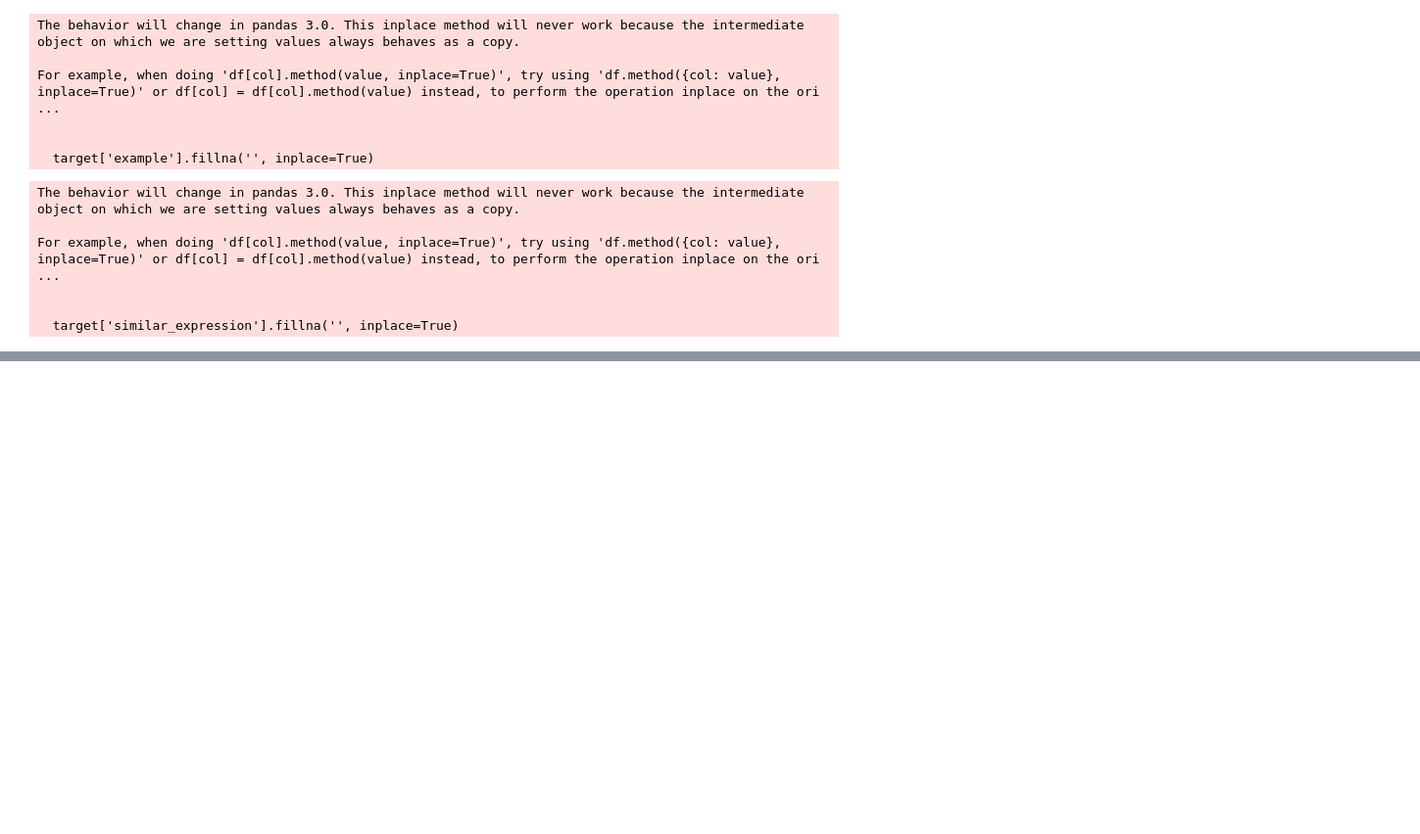
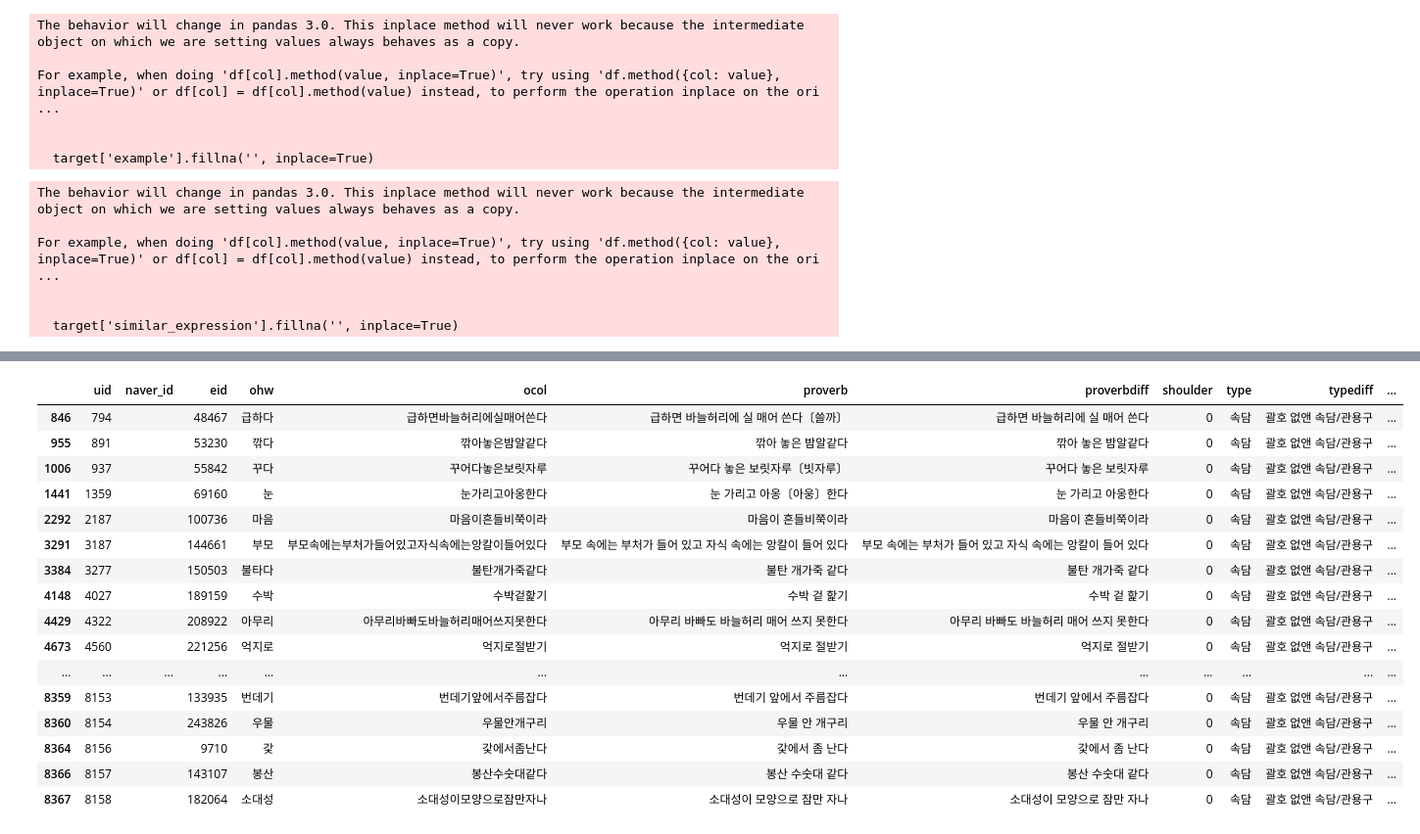
Before and after one commit to Jyoonly/openpro, a Jupyter notebook: kordic/code/proverb.ipynb, the cells around one changed output, grey strips where cells are left out. Shown at 98% size. Drawn from its saved outputs; the diff is of its cells as text; code cells hidden in the pictures; blank space fills up the shorter version.

```diff
--- a/kordic/code/proverb.ipynb
+++ b/kordic/code/proverb.ipynb
@@ -38,7 +53,9 @@ target = target[['uid', 'eid', 'ohw', 'ocol', 'proverb', 'shoulder',
 # 2. 표제어 자리에 들어갈 부분 추출 : < > 제거
 LEN = len(target)
 for i in range(LEN):
-    target.loc[i, 'proverb'] = target.loc[i, 'proverb'][1:-1]
+    target.loc[i, 'proverb'] = target.loc[i, 'proverb'].replace('【', '')
+    target.loc[i, 'proverb'] = target.loc[i, 'proverb'].replace('】', '')
+    target.loc[i, 'proverb'] = target.loc[i, 'proverb'].strip()
 # %%
 # 3. 표제어의 설명부분 숫자별로 분류 (분류해서 새로운 행을 생성해야함)
 extra_list = []
@@ -160,4 +185,17 @@ For example, when doing 'df[col].method(value, inplace=True)', try using 'df.met
   target['similar_expression'].fillna('', inplace=True)
 # %%
 # 9. 뜻풀이 참조어 링크 태그로 변환 + <유>
+# %%
+# 10. 이형태 정보
+LEN = len(target)
+pattern1 = '\((.*?)\)'
+pattern2 = '〔(.*?)〕'
+for i in range(LEN):
+    if target.loc[i, 'proverb'] != "":
+        target.loc[i, 'proverbdiff'] = re.sub(pattern1, "", target.loc[i, 'proverb'])
+        target.loc[i, 'proverbdiff'] = re.sub(pattern2, "", target.loc[i, 'proverbdiff'])
+
+target = target[['uid', 'eid', 'ohw', 'ocol', 'proverb', 'proverbdiff', 'shoulder', 'type',
+        'typediff', 'onum', 'pattern', 'explan', 'example', 'sim_type',
+        'similar_expression']]
 # %%
@@ -167,12 +205,14 @@ condition2 = target.duplicated(subset=['uid'], keep='first')
 target.loc[condition, 'uid':'explan'] = ""
 target.loc[condition2, 'uid':'typediff'] = ""
 # %%
-# 11. 네이버와 아이디 매칭
+# 12. 네이버와 아이디 매칭
 target['naver_id'] = ""
-target = target[['uid', 'naver_id', 'eid', 'ohw', 'ocol', 'proverb', 'shoulder', 'type', 'typediff',
-                'onum', 'pattern', 'explan', 'example', 'similar_expression']]
+target = target[['uid', 'naver_id', 'eid', 'ohw', 'ocol', 'proverb', 'proverbdiff', 'shoulder', 'type', 'typediff',
+                'onum', 'pattern', 'explan', 'example', 'sim_type', 'similar_expression']]
 
 ID = pd.read_csv('../asset/proverb_id.csv')
+ID.rename(columns={'naver_ID':'naver_id'}, inplace=True)
+ID['is_matched'] = "dismatched"
 LEN = len(target)
 LEN_ID = len(ID)
 for i in range(LEN):
@@ -186,6 +226,7 @@ for i in range(LEN):
                 try_proverb = ID.loc[mid, 'proverb']
                 if target_proverb == try_proverb:
                         target.loc[i, 'naver_id'] = ID.loc[mid, 'naver_id']
+                        ID.loc[mid, 'is_matched'] = 'matched'
                         break
                 elif target_proverb < try_proverb:
                         end = mid - 1
@@ -216,3 +247,19 @@ target
+# %%
+OHW_ID = pd.read_csv('../asset/ohw_id.csv')
+LEN = len(target)
+for i in range(LEN):
+    if 'EID' in target.loc[i, 'similar_expression']:
+        matches = re.findall(r'(\S+)&EID=(\d+);', target.loc[i, 'similar_expression'])
+        for word, match in matches:
+            matched_int = int(match)
+            matched_row = OHW_ID[OHW_ID['kordic_eid'] == matched_int]
+            if not matched_row.empty:
+                naver_id = matched_row['naver_ID'].iloc[0]
+                template = f'<a class="direct" href="https://ko.dict.naver.com/#/entry/koko/{naver_id}">{word}</a>'
+                pattern_to_replace = f'{word}&EID={match};'
+                target.loc[i, 'similar_expression'] = target.loc[i, 'similar_expression'].replace(pattern_to_replace, template)
+            else:
+                print("NOT MATCHED")
 # %%
 target.to_csv('../result/processed_proverb.csv', index=False)
 end_time = time()
@@ -221,0 +269,20 @@ print(f"!!!FINISHED!!! 걸린시간 : {round(end_time - start_time, 2)}s")
+# %%
+target[condition]
+# %% [output]
+|  | uid | naver_id | eid | ohw | ocol | proverb | proverbdiff | shoulder | type | typediff | ... |
+| 846 | 794 |  | 48467 | 급하다 | 급하면바늘허리에실매어쓴다 | 급하면 바늘허리에 실 매어 쓴다〔쓸까〕 | 급하면 바늘허리에 실 매어 쓴다 | 0 | 속담 | 괄호 없앤 속담/관용구 | ... |
+| 955 | 891 |  | 53230 | 깎다 | 깎아놓은밤알같다 | 깎아 놓은 밤알같다 | 깎아 놓은 밤알같다 | 0 | 속담 | 괄호 없앤 속담/관용구 | ... |
+| 1006 | 937 |  | 55842 | 꾸다 | 꾸어다놓은보릿자루 | 꾸어다 놓은 보릿자루〔빗자루〕 | 꾸어다 놓은 보릿자루 | 0 | 속담 | 괄호 없앤 속담/관용구 | ... |
+| 1441 | 1359 |  | 69160 | 눈 | 눈가리고아옹한다 | 눈 가리고 아옹〔아웅〕한다 | 눈 가리고 아옹한다 | 0 | 속담 | 괄호 없앤 속담/관용구 | ... |
+| 2292 | 2187 |  | 100736 | 마음 | 마음이흔들비쭉이라 | 마음이 흔들비쭉이라 | 마음이 흔들비쭉이라 | 0 | 속담 | 괄호 없앤 속담/관용구 | ... |
+| 3291 | 3187 |  | 144661 | 부모 | 부모속에는부처가들어있고자식속에는앙칼이들어있다 | 부모 속에는 부처가 들어 있고 자식 속에는 앙칼이 들어 있다 | 부모 속에는 부처가 들어 있고 자식 속에는 앙칼이 들어 있다 | 0 | 속담 | 괄호 없앤 속담/관용구 | ... |
+| 3384 | 3277 |  | 150503 | 불타다 | 불탄개가죽같다 | 불탄 개가죽 같다 | 불탄 개가죽 같다 | 0 | 속담 | 괄호 없앤 속담/관용구 | ... |
+| 4148 | 4027 |  | 189159 | 수박 | 수박겉핥기 | 수박 겉 핥기 | 수박 겉 핥기 | 0 | 속담 | 괄호 없앤 속담/관용구 | ... |
+| 4429 | 4322 |  | 208922 | 아무리 | 아무리바빠도바늘허리매어쓰지못한다 | 아무리 바빠도 바늘허리 매어 쓰지 못한다 | 아무리 바빠도 바늘허리 매어 쓰지 못한다 | 0 | 속담 | 괄호 없앤 속담/관용구 | ... |
+| 4673 | 4560 |  | 221256 | 억지로 | 억지로절받기 | 억지로 절받기 | 억지로 절받기 | 0 | 속담 | 괄호 없앤 속담/관용구 | ... |
+| ... | ... | ... | ... | ... | ... | ... | ... | ... | ... | ... | ... |
+| 8359 | 8153 |  | 133935 | 번데기 | 번데기앞에서주름잡다 | 번데기 앞에서 주름잡다 | 번데기 앞에서 주름잡다 | 0 | 속담 | 괄호 없앤 속담/관용구 | ... |
+| 8360 | 8154 |  | 243826 | 우물 | 우물안개구리 | 우물 안 개구리 | 우물 안 개구리 | 0 | 속담 | 괄호 없앤 속담/관용구 | ... |
+| 8364 | 8156 |  | 9710 | 갗 | 갗에서좀난다 | 갗에서 좀 난다 | 갗에서 좀 난다 | 0 | 속담 | 괄호 없앤 속담/관용구 | ... |
+| 8366 | 8157 |  | 143107 | 봉산 | 봉산수숫대같다 | 봉산 수숫대 같다 | 봉산 수숫대 같다 | 0 | 속담 | 괄호 없앤 속담/관용구 | ... |
+| 8367 | 8158 |  | 182064 | 소대성 | 소대성이모양으로잠만자나 | 소대성이 모양으로 잠만 자나 | 소대성이 모양으로 잠만 자나 | 0 | 속담 | 괄호 없앤 속담/관용구 | ... |
```
Also changed, not shown: parts of 8 cells of this notebook, 6 other files.
